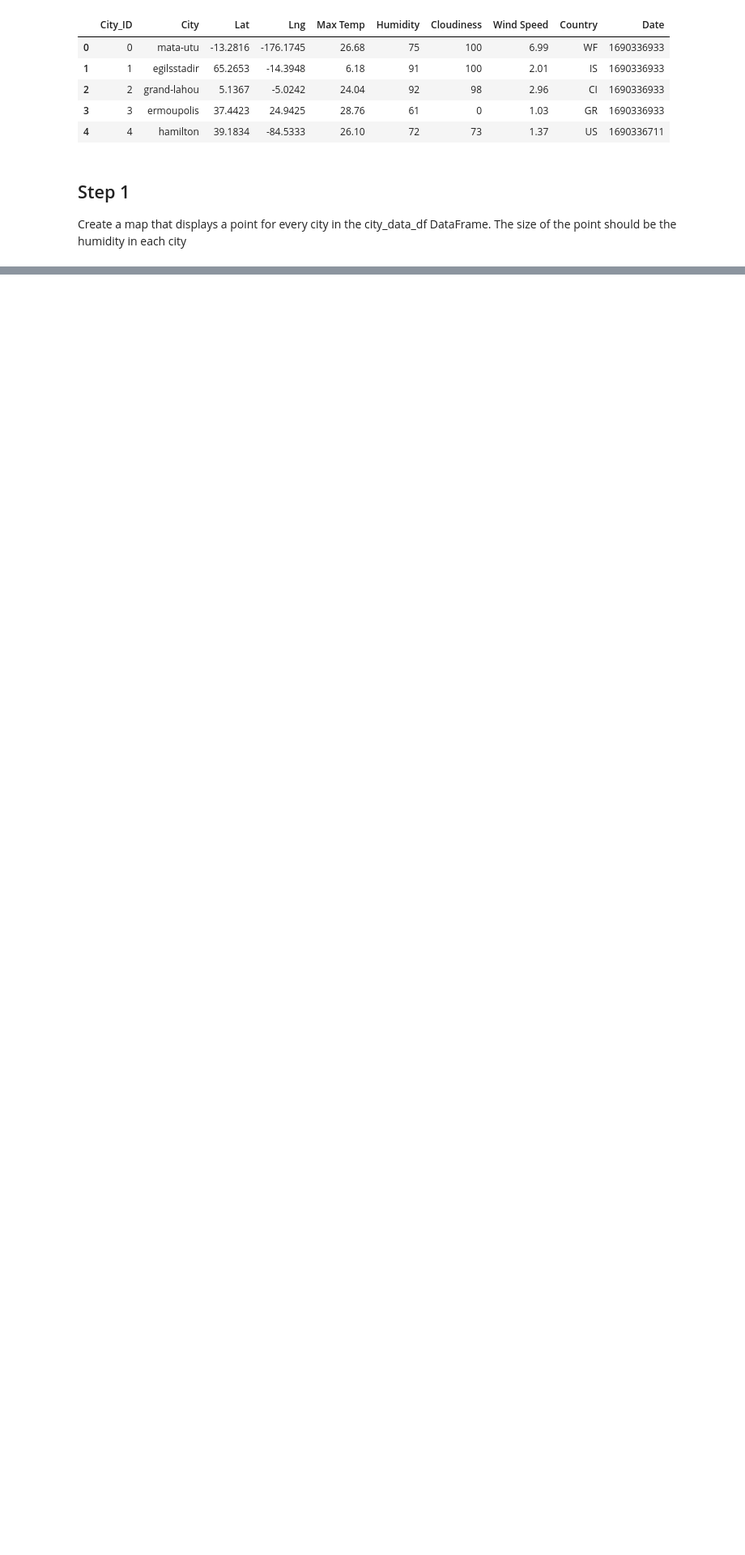
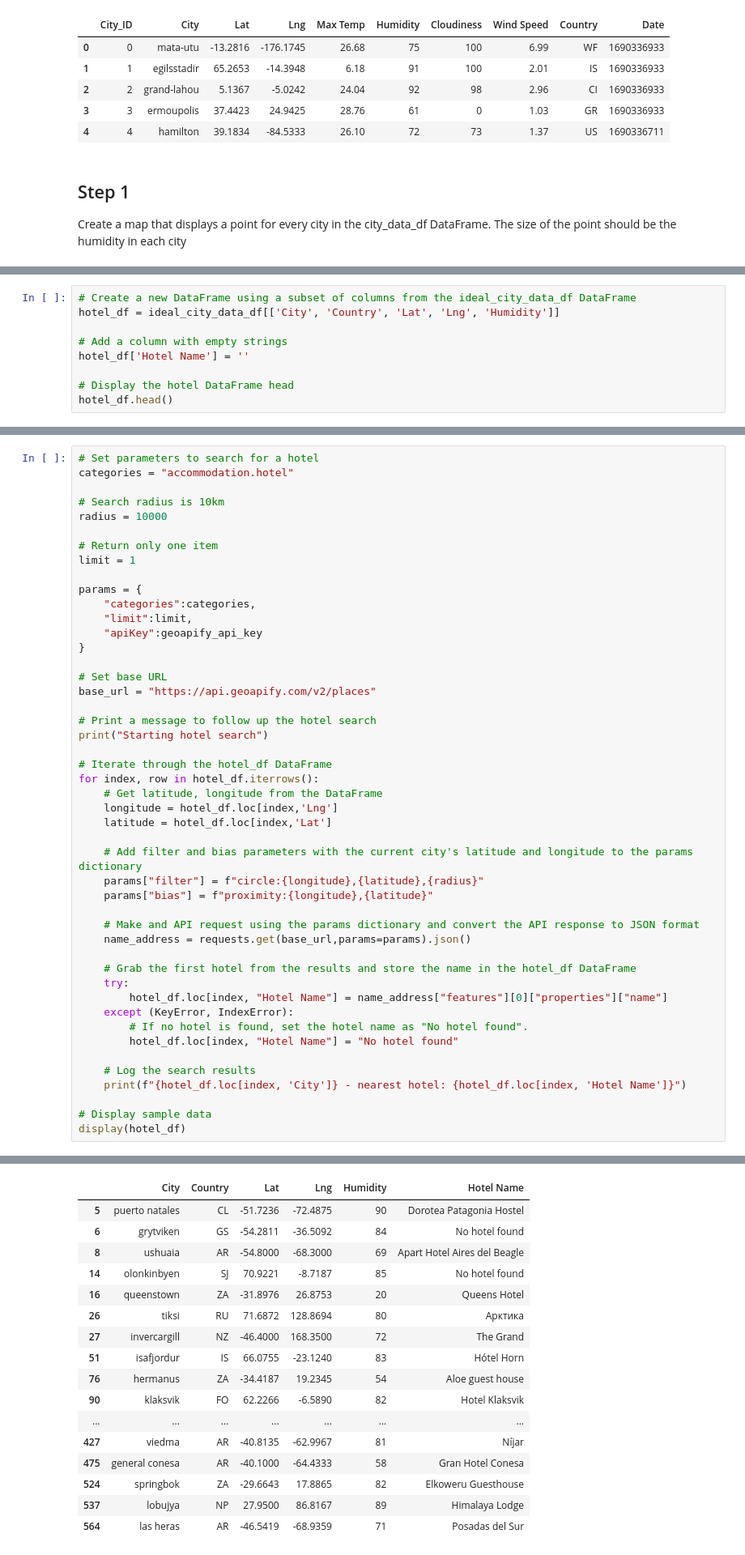
Before and after one commit to benoitchamot/WeatherPy, a Jupyter notebook: WeatherPy/VacationPy.ipynb, the cells around one changed output, grey strips where cells are left out. Shown at 81% size. Cells and saved outputs as stored; diff of their text form; blank space fills up the shorter version.

```diff
--- a/WeatherPy/VacationPy.ipynb
+++ b/WeatherPy/VacationPy.ipynb
@@ -92,0 +106,9 @@ map_plot_2
+# %%
+# Create a new DataFrame using a subset of columns from the ideal_city_data_df DataFrame
+hotel_df = ideal_city_data_df[['City', 'Country', 'Lat', 'Lng', 'Humidity']]
+
+# Add a column with empty strings
+hotel_df['Hotel Name'] = ''
+
+# Display the hotel DataFrame head
+hotel_df.head()
@@ -92,0 +130,48 @@ map_plot_2
+# %%
+# Set parameters to search for a hotel
+categories = "accommodation.hotel"
+
+# Search radius is 10km
+radius = 10000
+
+# Return only one item
+limit = 1
+
+params = {
+    "categories":categories,
+    "limit":limit,
+    "apiKey":geoapify_api_key
+}
+
+# Set base URL
+base_url = "https://api.geoapify.com/v2/places"
+
+# Print a message to follow up the hotel search
+print("Starting hotel search")
+
+# Iterate through the hotel_df DataFrame
+for index, row in hotel_df.iterrows():
+    # Get latitude, longitude from the DataFrame
+    longitude = hotel_df.loc[index,'Lng']
+    latitude = hotel_df.loc[index,'Lat']
+
+    # Add filter and bias parameters with the current city's latitude and longitude to the params dictionary
+    params["filter"] = f"circle:{longitude},{latitude},{radius}"
+    params["bias"] = f"proximity:{longitude},{latitude}"
+
+    # Make and API request using the params dictionary and convert the API response to JSON format
+    name_address = requests.get(base_url,params=params).json()
+
+    # Grab the first hotel from the results and store the name in the hotel_df DataFrame
+    try:
+        hotel_df.loc[index, "Hotel Name"] = name_address["features"][0]["properties"]["name"]
+    except (KeyError, IndexError):
+        # If no hotel is found, set the hotel name as "No hotel found".
+        hotel_df.loc[index, "Hotel Name"] = "No hotel found"
+
+    # Log the search results
+    print(f"{hotel_df.loc[index, 'City']} - nearest hotel: {hotel_df.loc[index, 'Hotel Name']}")
+
+# Display sample data
+display(hotel_df)
+# %% [output]
@@ -92,0 +195,17 @@ map_plot_2
+|  | City | Country | Lat | Lng | Humidity | Hotel Name |
+| 5 | puerto natales | CL | -51.7236 | -72.4875 | 90 | Dorotea Patagonia Hostel |
+| 6 | grytviken | GS | -54.2811 | -36.5092 | 84 | No hotel found |
+| 8 | ushuaia | AR | -54.8000 | -68.3000 | 69 | Apart Hotel Aires del Beagle |
+| 14 | olonkinbyen | SJ | 70.9221 | -8.7187 | 85 | No hotel found |
+| 16 | queenstown | ZA | -31.8976 | 26.8753 | 20 | Queens Hotel |
+| 26 | tiksi | RU | 71.6872 | 128.8694 | 80 | Арктика |
+| 27 | invercargill | NZ | -46.4000 | 168.3500 | 72 | The Grand |
+| 51 | isafjordur | IS | 66.0755 | -23.1240 | 83 | Hótel Horn |
+| 76 | hermanus | ZA | -34.4187 | 19.2345 | 54 | Aloe guest house |
+| 90 | klaksvik | FO | 62.2266 | -6.5890 | 82 | Hotel Klaksvik |
+| ... | ... | ... | ... | ... | ... | ... |
+| 427 | viedma | AR | -40.8135 | -62.9967 | 81 | Níjar |
+| 475 | general conesa | AR | -40.1000 | -64.4333 | 58 | Gran Hotel Conesa |
+| 524 | springbok | ZA | -29.6643 | 17.8865 | 82 | Elkoweru Guesthouse |
+| 537 | lobujya | NP | 27.9500 | 86.8167 | 89 | Himalaya Lodge |
+| 564 | las heras | AR | -46.5419 | -68.9359 | 71 | Posadas del Sur |
```
Also changed, not shown: parts of 8 cells of this notebook.
